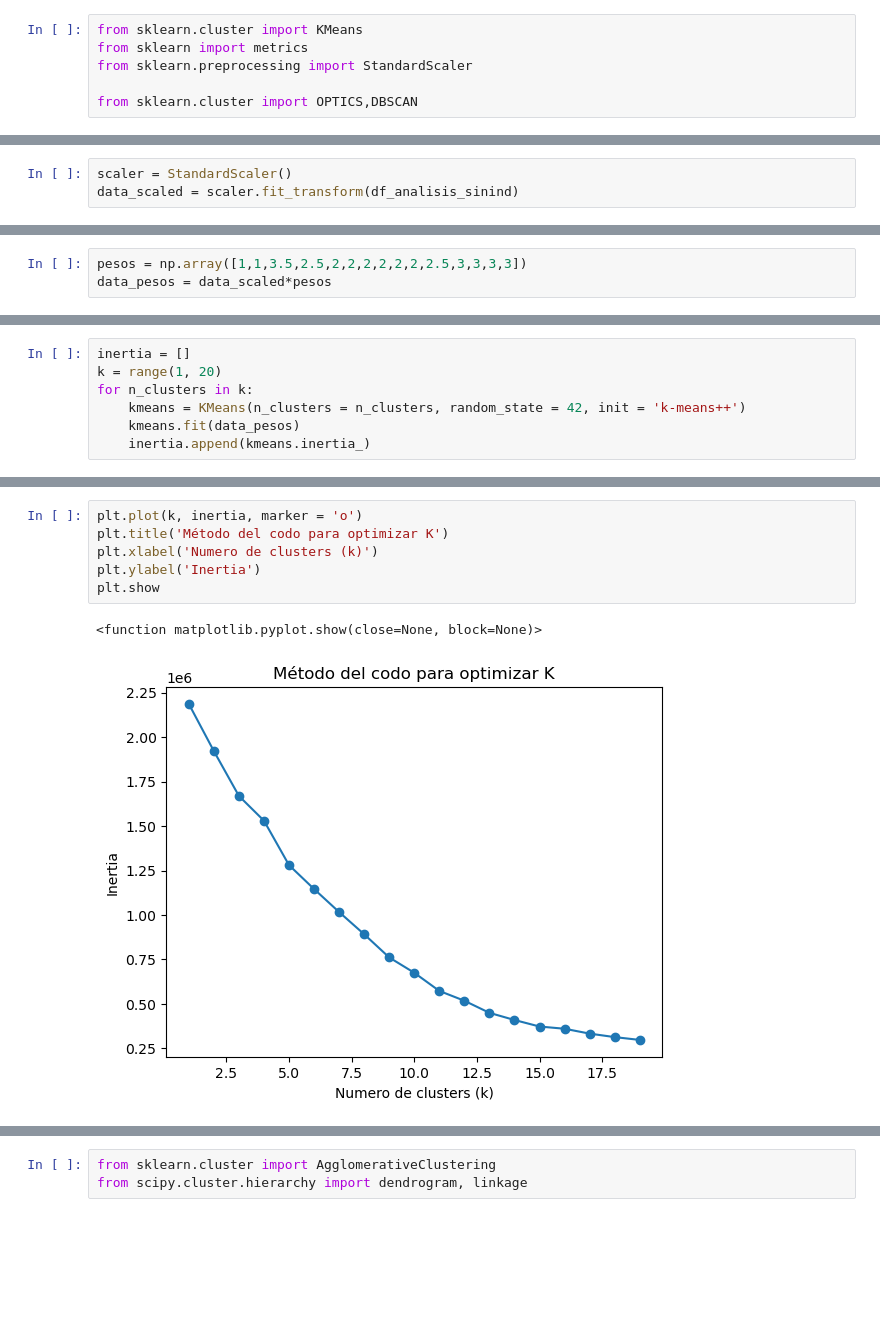
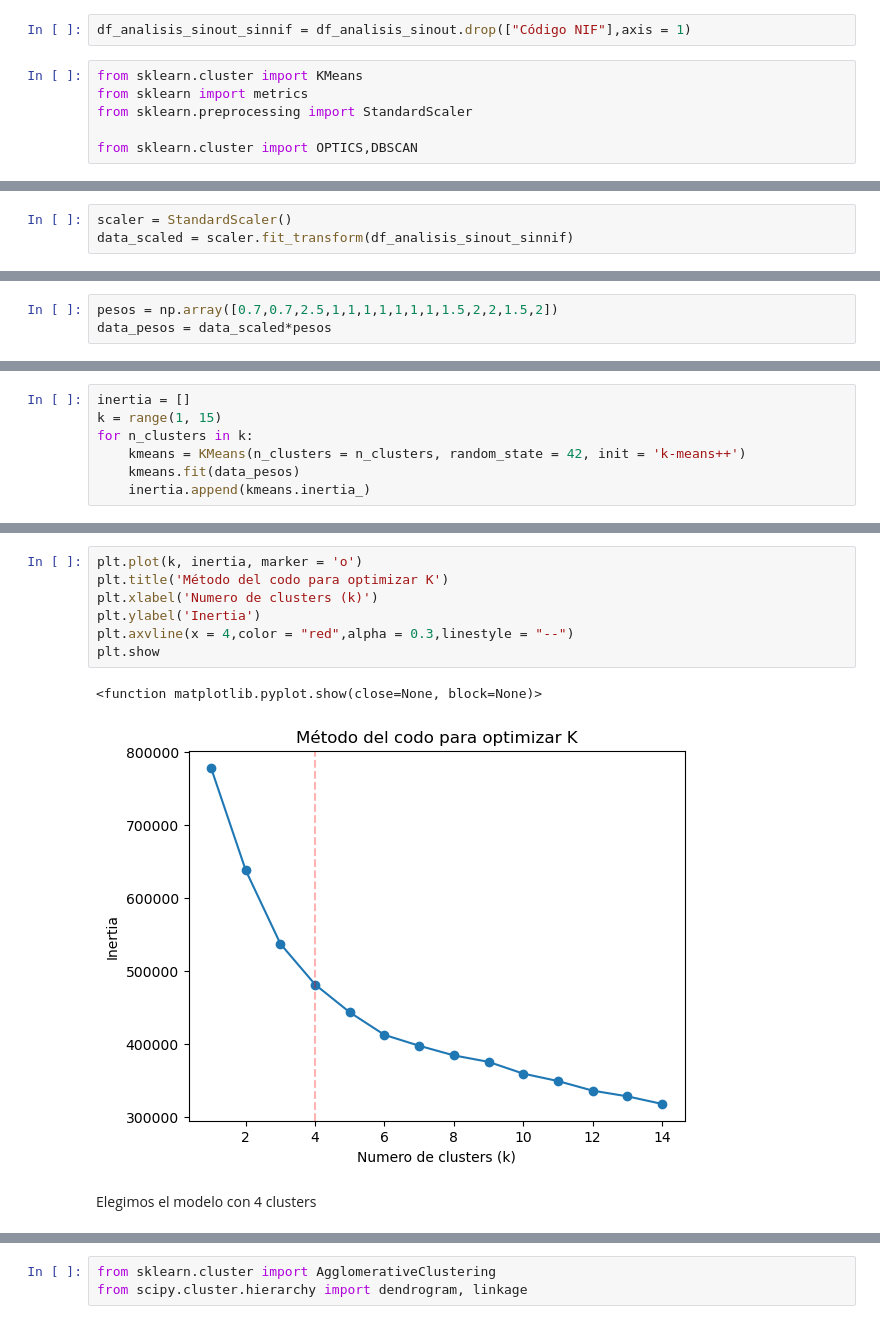
Before and after one commit to Aristondo/Equipo-Naranja, a Jupyter notebook: Reto_Analisis.ipynb, the cells around one changed output, grey strips where cells are left out. Drawn from its saved outputs; the diff is of its cells as text; blank space fills up the shorter version.

```diff
--- a/Reto_Analisis.ipynb
+++ b/Reto_Analisis.ipynb
@@ -43,3 +115,5 @@ for i in range(0,len(l)):
+# %%
+df_analisis_sinout_sinnif = df_analisis_sinout.drop(["Código NIF"],axis = 1)
 # %%
 from sklearn.cluster import KMeans
 from sklearn import metrics
@@ -49,3 +125,3 @@ from sklearn.cluster import OPTICS,DBSCAN
 # %%
 scaler = StandardScaler()
-data_scaled = scaler.fit_transform(df_analisis_sinind)
+data_scaled = scaler.fit_transform(df_analisis_sinout_sinnif)
@@ -63,3 +176,3 @@ Index(['Provincia_Alava', 'Provincia_Guipuzcoa', 'Total activo\nmil EUR\n2022',
 # %%
-pesos = np.array([1,1,3.5,2.5,2,2,2,2,2,2,2.5,3,3,3,3])
+pesos = np.array([0.7,0.7,2.5,1,1,1,1,1,1,1,1.5,2,2,1.5,2])
 data_pesos = data_scaled*pesos
@@ -66,6 +181,6 @@ data_pesos = data_scaled*pesos
 # %%
 inertia = []
-k = range(1, 20)
+k = range(1, 15)
 for n_clusters in k:
     kmeans = KMeans(n_clusters = n_clusters, random_state = 42, init = 'k-means++')
     kmeans.fit(data_pesos)
@@ -73,9 +202,12 @@ for n_clusters in k:
 # %%
 plt.plot(k, inertia, marker = 'o')
 plt.title('Método del codo para optimizar K')
 plt.xlabel('Numero de clusters (k)')
 plt.ylabel('Inertia')
+plt.axvline(x = 4,color = "red",alpha = 0.3,linestyle = "--")
 plt.show
 # %% [output]
 <function matplotlib.pyplot.show(close=None, block=None)>
-[figure, old version]
+[figure, new version]
+# %% [markdown]
+Elegimos el modelo con 4 clusters
```
Also changed, not shown: parts of 48 cells of this notebook.
